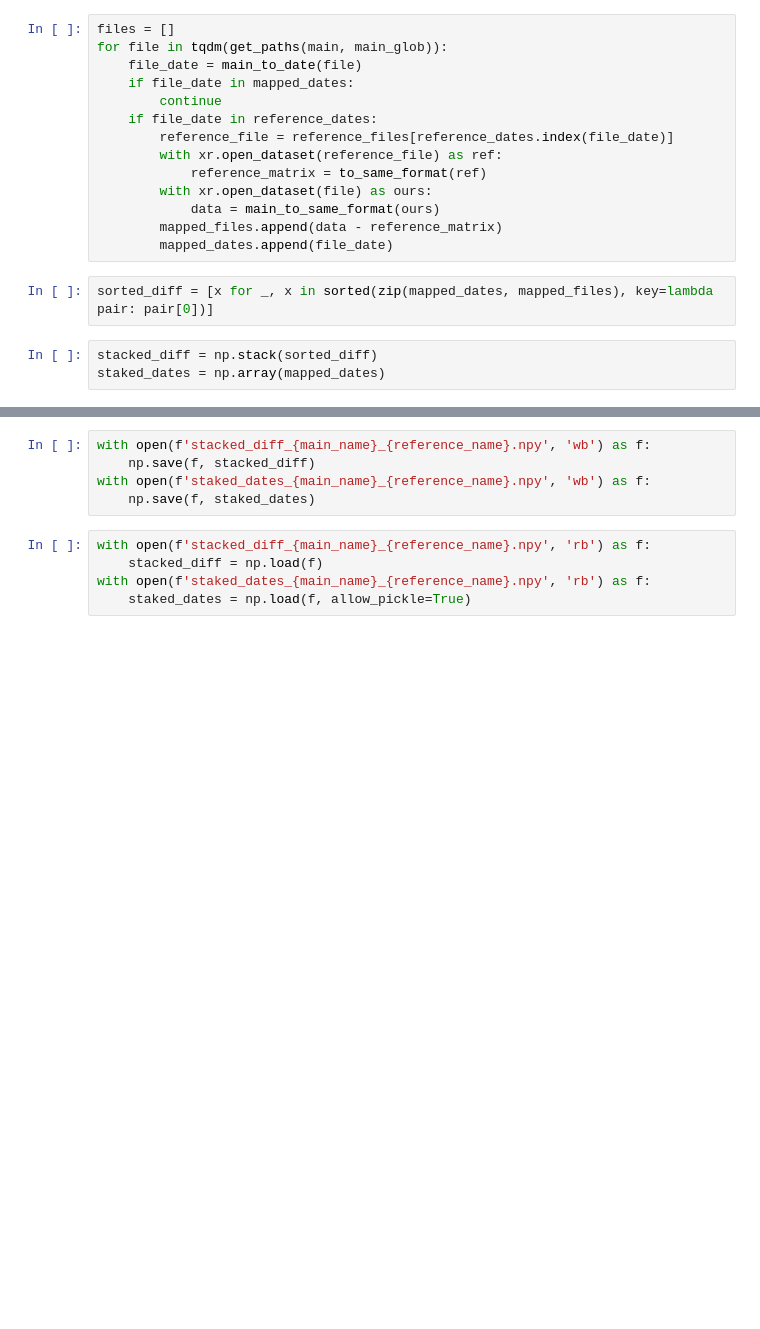
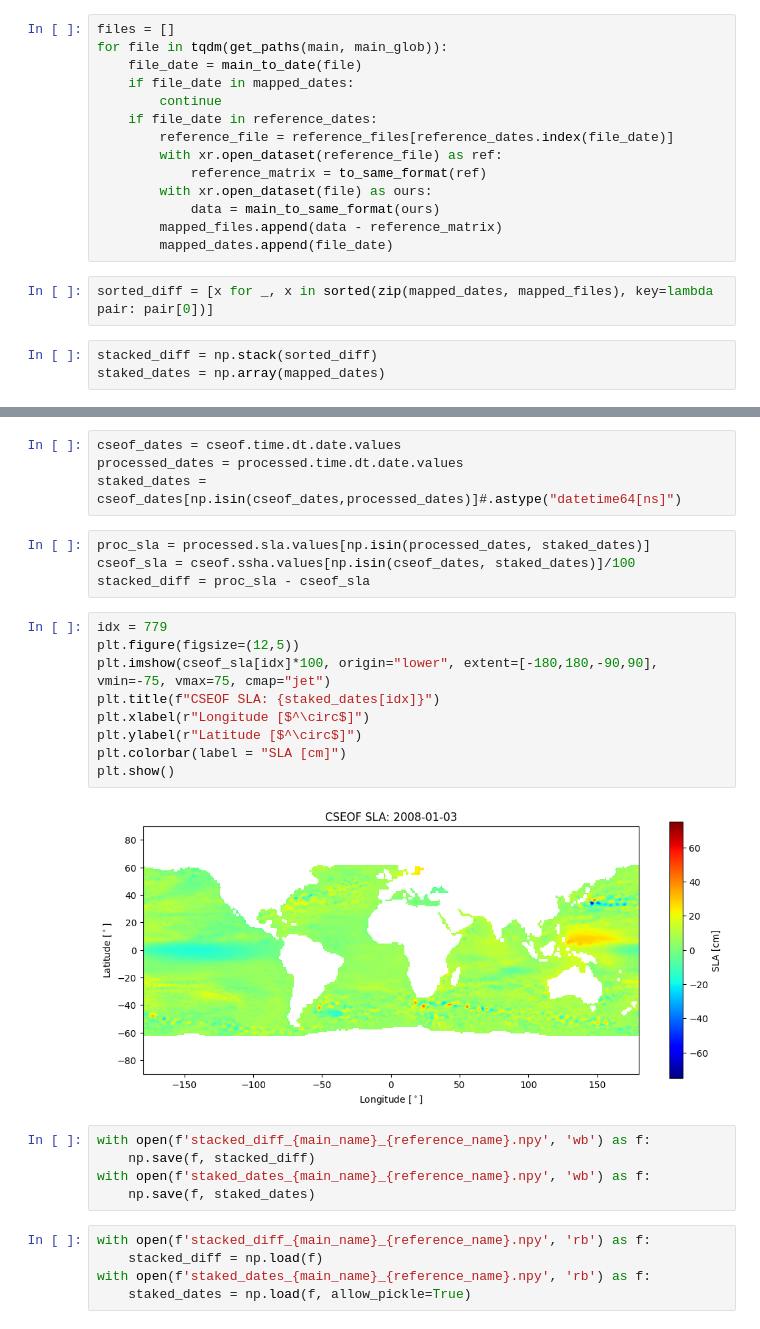
Before and after one commit to CasperTBangHansen/AltimeterComparision, a Jupyter notebook: ComputeDifference.ipynb, the cells around one changed output, grey strips where cells are left out. Drawn from its saved outputs; the diff is of its cells as text; blank space fills up the shorter version.

```diff
--- a/ComputeDifference.ipynb
+++ b/ComputeDifference.ipynb
@@ -94,3 +109,22 @@ staked_dates = np.array(mapped_dates)
+# %%
+cseof_dates = cseof.time.dt.date.values
+processed_dates = processed.time.dt.date.values
+staked_dates = cseof_dates[np.isin(cseof_dates,processed_dates)]#.astype("datetime64[ns]")
+# %%
+proc_sla = processed.sla.values[np.isin(processed_dates, staked_dates)]
+cseof_sla = cseof.ssha.values[np.isin(cseof_dates, staked_dates)]/100
+stacked_diff = proc_sla - cseof_sla
+# %%
+idx = 779
+plt.figure(figsize=(12,5))
+plt.imshow(cseof_sla[idx]*100, origin="lower", extent=[-180,180,-90,90], vmin=-75, vmax=75, cmap="jet")
+plt.title(f"CSEOF SLA: {staked_dates[idx]}")
+plt.xlabel(r"Longitude [$^\circ$]")
+plt.ylabel(r"Latitude [$^\circ$]")
+plt.colorbar(label = "SLA [cm]")
+plt.show()
+# %% [output]
+[figure, added]
 # %%
 with open(f'stacked_diff_{main_name}_{reference_name}.npy', 'wb') as f:
     np.save(f, stacked_diff)
```
Also changed, not shown: parts of 6 cells of this notebook, 1 other file.
